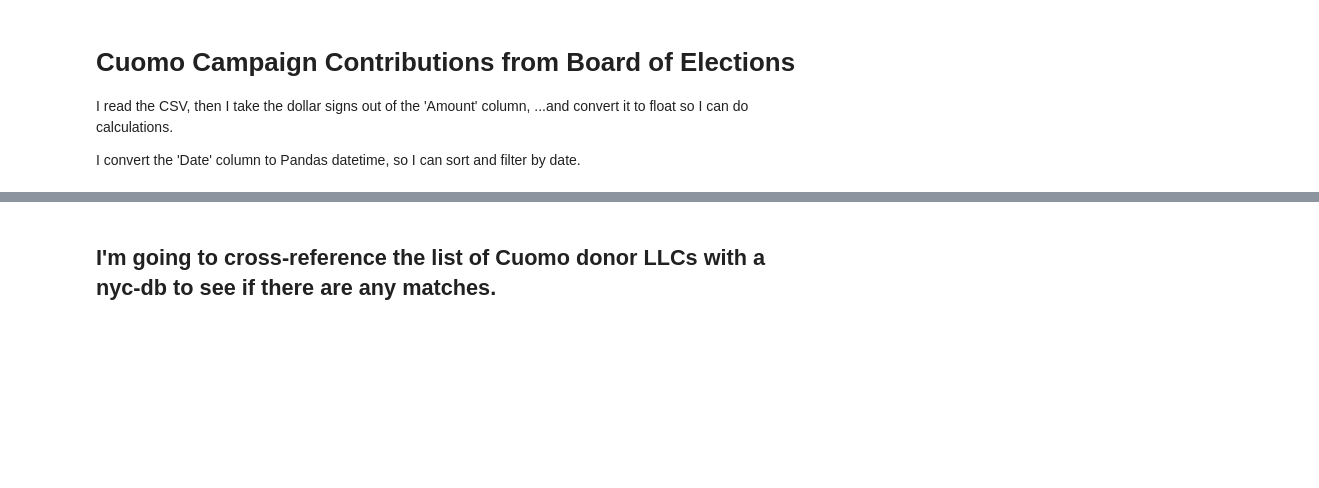
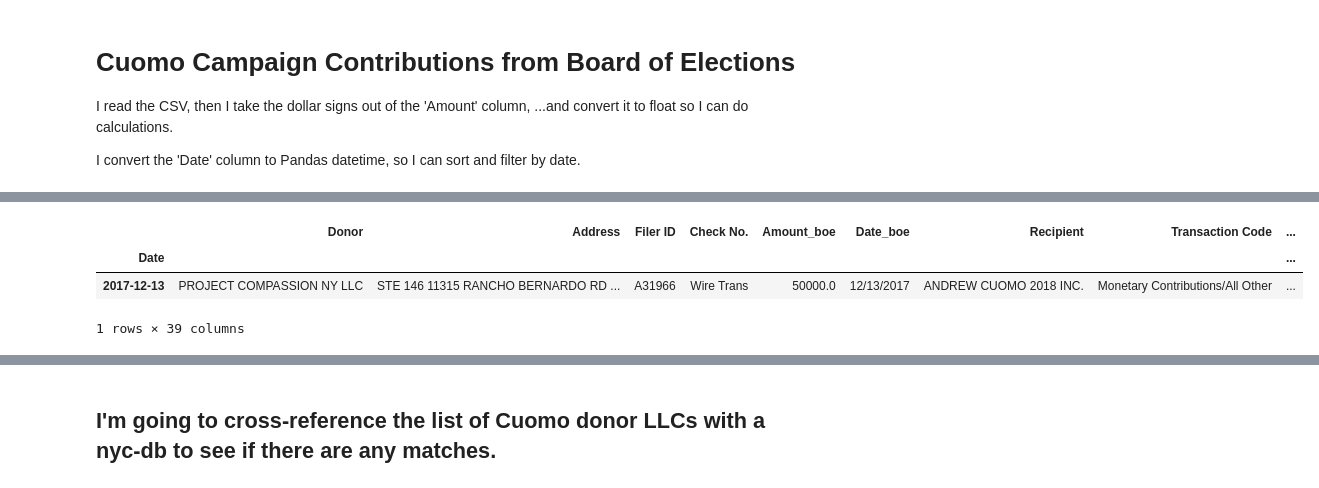
Before and after one commit to kromreig/warchest_cuomo_indy, a Jupyter notebook: Cuomo_Campaign_Finance.ipynb, the cells around one changed output, grey strips where cells are left out. Saved outputs shown, nothing was run; the diff lists cells and outputs as text; code cells hidden in the pictures; blank space fills up the shorter version.

```diff
--- a/Cuomo_Campaign_Finance.ipynb
+++ b/Cuomo_Campaign_Finance.ipynb
@@ -54,0 +258,10 @@ df_warchest[df_warchest['Donor'].str.contains('', na=False)]
+# %%
+rec_df=df_warchest['2017-01-01':]
+rec_df[rec_df['General_Industry'] == 'Uncoded'].groupby('Date_boe')['Amount_boe'].sum().sort_values(ascending=False)
+rec_df[(rec_df['Date_boe']=='12/13/2017') & (rec_df['General_Industry']=='Uncoded')]
+rec_df[rec_df['Donor'].str.contains("PROJECT COMPASSION", na=False)]
+# %% [output]
+|  | Donor | Address | Filer ID | Check No. | Amount_boe | Date_boe | Recipient | Transaction Code | ... |
+| Date |  |  |  |  |  |  |  |  | ... |
+| 2017-12-13 | PROJECT COMPASSION NY LLC | STE 146 11315 RANCHO BERNARDO RD ... | A31966 | Wire Trans | 50000.0 | 12/13/2017 | ANDREW CUOMO 2018 INC. | Monetary Contributions/All Other | ... |
+1 rows × 39 columns
```
Also changed, not shown: parts of 51 cells of this notebook.
